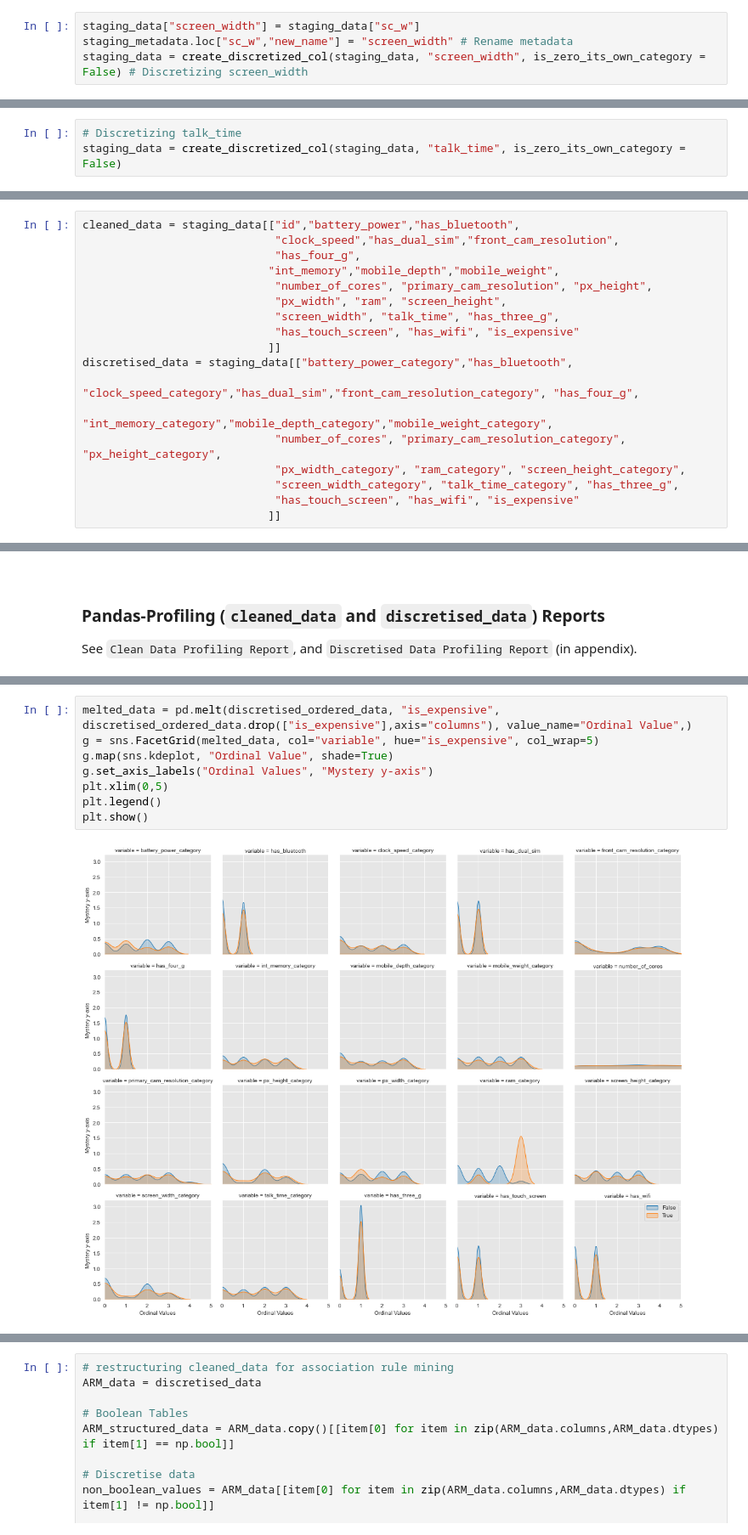
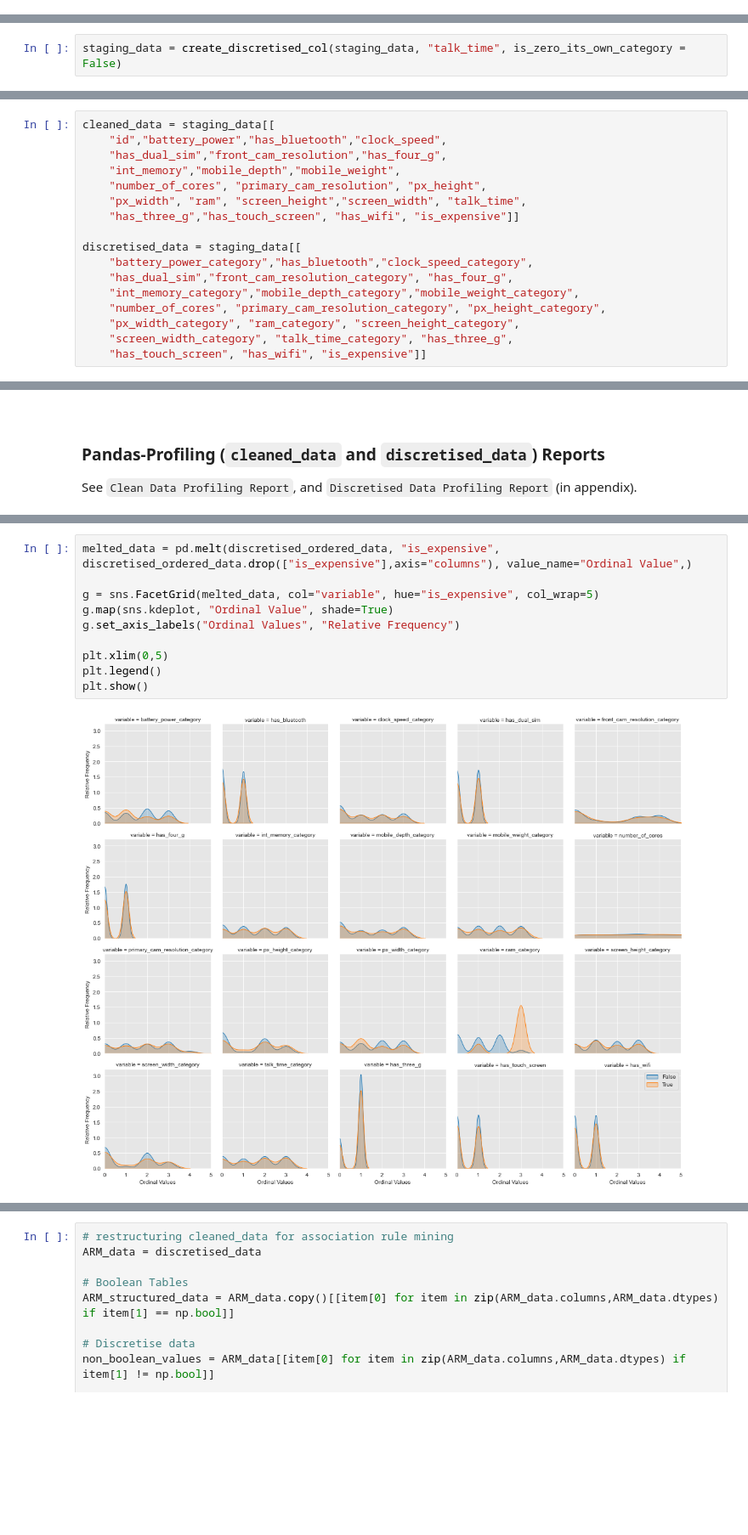
Before and after one commit to frinzekt/CITS3401-Project2, a Jupyter notebook: submission/project_with_report.ipynb, the cells around one changed output, grey strips where cells are left out. Shown at 85% size. Saved outputs shown, nothing was run; the diff lists cells and outputs as text; blank space fills up the shorter version.

```diff
--- a/submission/project_with_report.ipynb
+++ b/submission/project_with_report.ipynb
@@ -362,4 +352,0 @@ The `sc_w` (*Screen Width*) attribute has 19 distinct values with a range of `0-
-# %%
-staging_data["screen_width"] = staging_data["sc_w"]
-staging_metadata.loc["sc_w","new_name"] = "screen_width" # Rename metadata
-staging_data = create_discretized_col(staging_data, "screen_width", is_zero_its_own_category = False) # Discretizing screen_width
@@ -370,6 +353,5 @@ The `talk_time` attribute has 19 distinct values with a range `2-20`. This conti
 # %%
-# Discretizing talk_time
-staging_data = create_discretized_col(staging_data, "talk_time", is_zero_its_own_category = False)
+staging_data = create_discretised_col(staging_data, "talk_time", is_zero_its_own_category = False)
 # %% [markdown]
 _______
 #### `three_g`
@@ -424,21 +409,20 @@ Zero values for these attributes can be observed as **values altered for privacy
 # %%
-cleaned_data = staging_data[["id","battery_power","has_bluetooth",
-                             "clock_speed","has_dual_sim","front_cam_resolution",
-                             "has_four_g",
-                            "int_memory","mobile_depth","mobile_weight",
-                             "number_of_cores", "primary_cam_resolution", "px_height",
-                             "px_width", "ram", "screen_height",
-                             "screen_width", "talk_time", "has_three_g",
-                             "has_touch_screen", "has_wifi", "is_expensive"
-                            ]]
-discretised_data = staging_data[["battery_power_category","has_bluetooth",
-                             "clock_speed_category","has_dual_sim","front_cam_resolution_category", "has_four_g",
-                            "int_memory_category","mobile_depth_category","mobile_weight_category",
-                             "number_of_cores", "primary_cam_resolution_category", "px_height_category",
-                             "px_width_category", "ram_category", "screen_height_category",
-                             "screen_width_category", "talk_time_category", "has_three_g",
-                             "has_touch_screen", "has_wifi", "is_expensive"
-                            ]]
+cleaned_data = staging_data[[
+    "id","battery_power","has_bluetooth","clock_speed",
+    "has_dual_sim","front_cam_resolution","has_four_g",
+    "int_memory","mobile_depth","mobile_weight",
+    "number_of_cores", "primary_cam_resolution", "px_height",
+    "px_width", "ram", "screen_height","screen_width", "talk_time",
+    "has_three_g","has_touch_screen", "has_wifi", "is_expensive"]]
+
+discretised_data = staging_data[[
+    "battery_power_category","has_bluetooth","clock_speed_category",
+    "has_dual_sim","front_cam_resolution_category", "has_four_g",
+    "int_memory_category","mobile_depth_category","mobile_weight_category",
+    "number_of_cores", "primary_cam_resolution_category", "px_height_category",
+    "px_width_category", "ram_category", "screen_height_category",
+    "screen_width_category", "talk_time_category", "has_three_g",
+    "has_touch_screen", "has_wifi", "is_expensive"]]
 # %% [markdown]
 #### Updated Metadata:
 # %%
@@ -503,12 +488,14 @@ discretised_ordered_data
 2000 rows × 21 columns
 # %%
 melted_data = pd.melt(discretised_ordered_data, "is_expensive", discretised_ordered_data.drop(["is_expensive"],axis="columns"), value_name="Ordinal Value",)
+
 g = sns.FacetGrid(melted_data, col="variable", hue="is_expensive", col_wrap=5)
 g.map(sns.kdeplot, "Ordinal Value", shade=True)
-g.set_axis_labels("Ordinal Values", "Mystery y-axis")
+g.set_axis_labels("Ordinal Values", "Relative Frequency")
+
 plt.xlim(0,5)
 plt.legend()
 plt.show()
 # %% [output]
-[figure, old version]
+[figure, new version]
 # %% [markdown]
```
Also changed, not shown: parts of 119 cells of this notebook, 2 other files.
